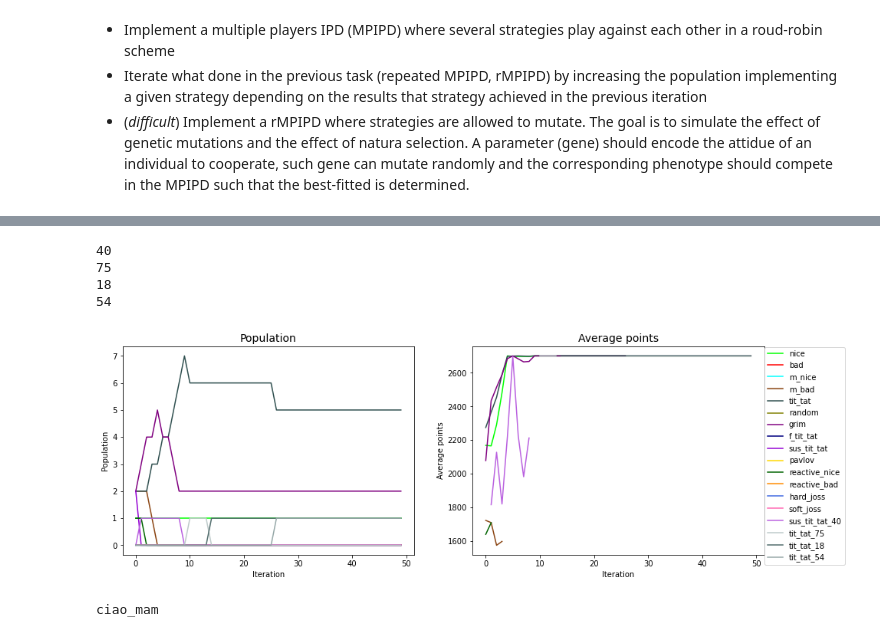
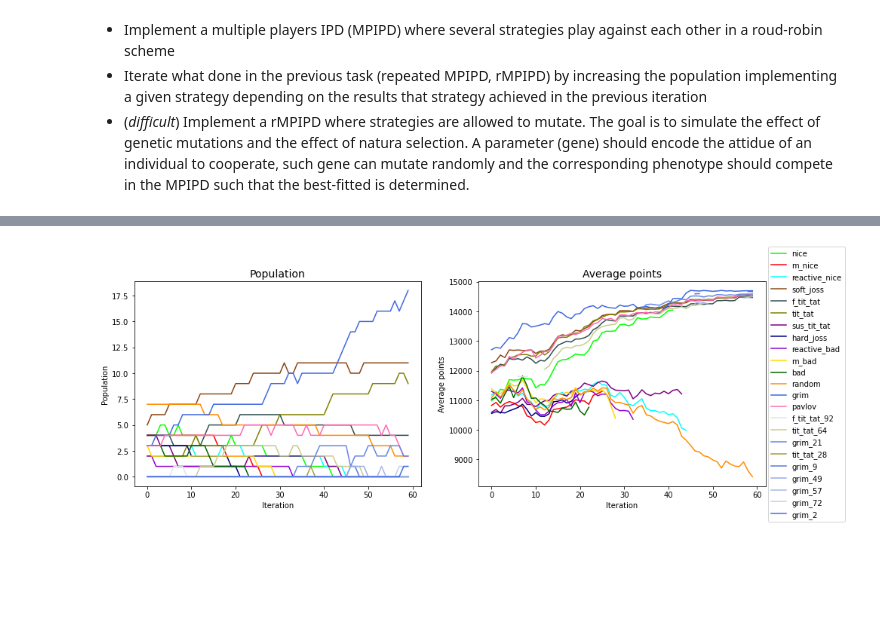
Before and after one commit to luca430/prisoner_dilemma, a Jupyter notebook: Project.ipynb, the cells around one changed output, grey strips where cells are left out. Saved outputs shown, nothing was run; the diff lists cells and outputs as text; code cells hidden in the pictures; blank space fills up the shorter version.

```diff
--- a/Project.ipynb
+++ b/Project.ipynb
@@ -139,6 +150,6 @@ unique, n_strategies = np.unique(h,return_counts=True)
 
 for a,b in zip(unique,n_strategies): print(s[a],b)
 
-iterations = 20
+iterations = 40
 n_ma3, val_ma3 = pris_dil.tournament(h,'update_3',s,it=iterations)
 # %% [output]
@@ -184,15 +199,15 @@ plt.show()
 # %%
 #Point 4)
 
-s = ['nice','bad','m_nice','m_bad','tit_tat',
-    'random','grim','f_tit_tat','sus_tit_tat',
-    'pavlov','reactive_nice','reactive_bad',
-    'hard_joss','soft_joss']
+s = ['nice','m_nice','reactive_nice','soft_joss','f_tit_tat','tit_tat','sus_tit_tat',
+    'hard_joss','reactive_bad','m_bad','bad','random','grim','pavlov']
 
-n_players = 10
+n_players = 50
 h = np.zeros((2,n_players))
 h[0] = npr.randint(0,len(s),size=n_players)
 unique, n_strategies = np.unique(h[0],return_counts=True)
 
-iterations = 50
+for a,b in zip(unique,n_strategies): print(s[int(a)],b)
+
+iterations = 60
 n_ma4, val_ma4 = pris_dil.tournament(h,'update_3',s,it=iterations,mutation_prob=0.05)
@@ -201,43 +231,40 @@ n_ma4, val_ma4 = pris_dil.tournament(h,'update_3',s,it=iterations,mutation_prob=
 
 s_colors = ['lime','red','cyan','saddlebrown','darkslategray','olive',
             'purple','navy','darkviolet','gold','darkgreen','darkorange',
             'royalblue','hotpink']
+
+#Adding new shades of colors for mutated strategies
 s_mut = s[14:] #solo mutazioni di s
-
 for i in range(len(s_mut)):
-    check_s = s_mut[i][:-3]
+    check_s_1 = s_mut[i][:-2]
+    check_s_2 = s_mut[i][:-3]
     for j in range(len(s)):
-        if s[j] == check_s:
+        if s[j] == check_s_1:
+            shade = [col for col in sns.light_palette(s_colors[j],n_colors=100,reverse=True)]
+            s_2 = [l for l in s_mut[i]]
+            s_colors.append(shade[int(s_2[-1])])
+        if s[j] == check_s_2:
             shade = [col for col in sns.light_palette(s_colors[j],n_colors=100,reverse=True)]
             s_2 = [l for l in s_mut[i]]
             s_colors.append(shade[int(s_2[-2] + s_2[-1])])
 
 
 fig4, (ax1,ax2) = plt.subplots(nrows=1,ncols=2,figsize=(15,5))
 
 val_ma_graph = np.copy(val_ma4)
 val_ma_graph[val_ma_graph == 0] = np.nan
 
 for i in range(len(n_ma4.T)):
     ax1.plot(np.arange(iterations),n_ma4.T[i],color = s_colors[i])
     ax2.plot(np.arange(iterations),val_ma_graph.T[i],label=s[i],color = s_colors[i])
 
 ax1.set_title('Population',fontsize=14)
 ax1.set_xlabel('Iteration')
 ax1.set_ylabel('Population')
 ax2.set_title('Average points',fontsize=14)
 ax2.set_xlabel('Iteration')
 ax2.set_ylabel('Average points')
 fig4.legend(loc='center right')
 plt.show()
 # %% [output]
-40
-75
-18
-54
-[figure, old version]
+[figure, new version]
-# %%
-ciao = 'ciao_mamma'
-print(ciao[:-2])
-# %% [output]
-ciao_mam
```
Also changed, not shown: parts of 7 cells of this notebook, 4 other files.
